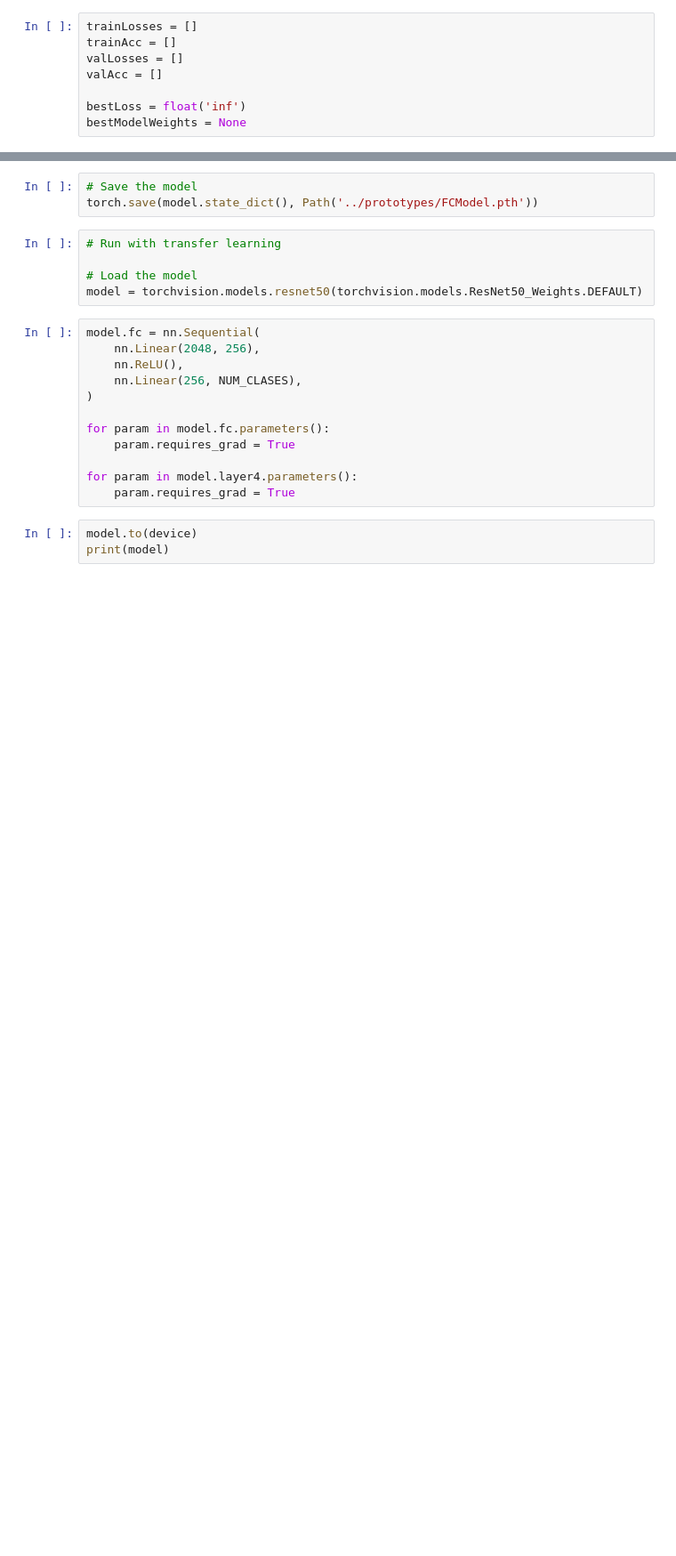
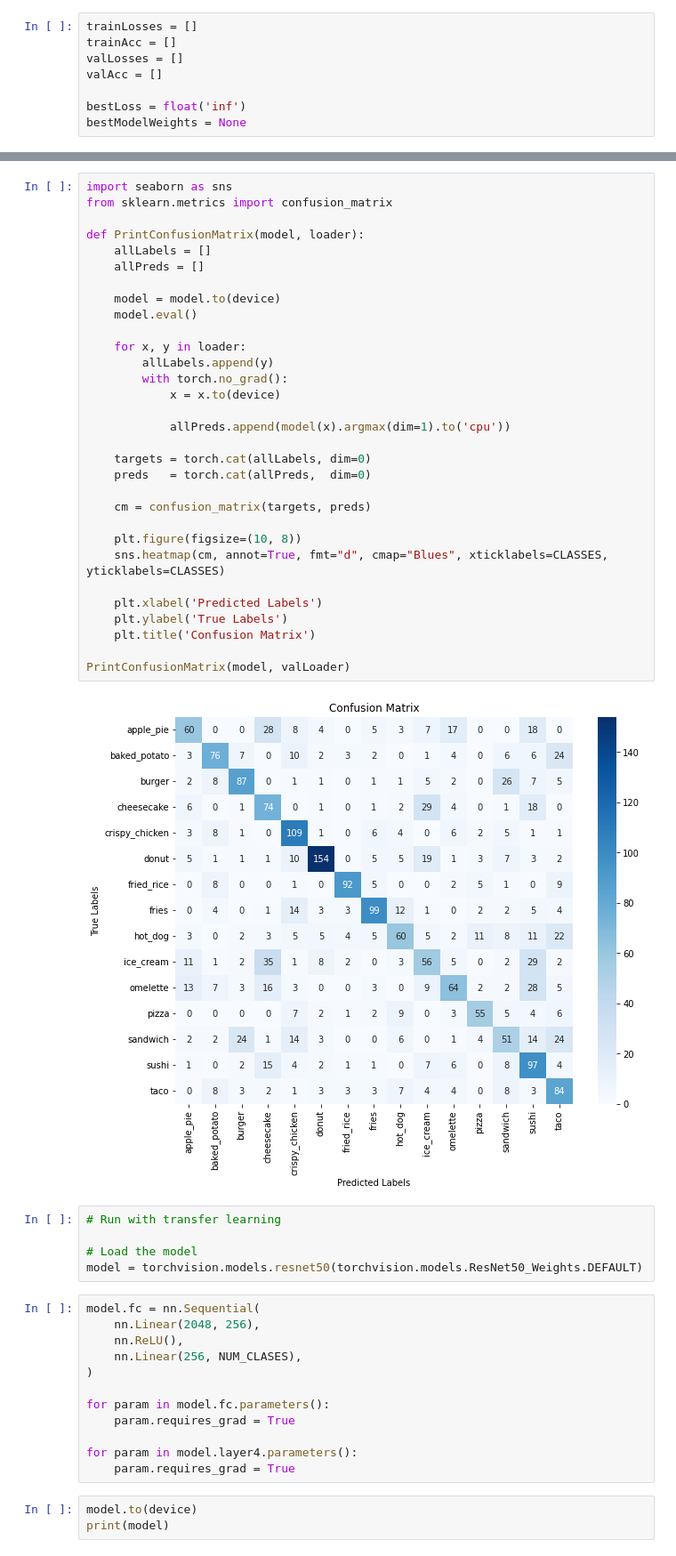
Before and after one commit to JosePeblo/inteligencia-artificial, a Jupyter notebook: deep_learning/FoodClassification.ipynb, the cells around one changed output, grey strips where cells are left out. Shown at 89% size. Saved outputs shown, nothing was run; the diff lists cells and outputs as text; blank space fills up the shorter version.

Commit message:
Re-train first model and metrics plotting

```diff
--- a/deep_learning/FoodClassification.ipynb
+++ b/deep_learning/FoodClassification.ipynb
@@ -375,6 +383,36 @@ plt.show()
-# %%
-# Save the model
-torch.save(model.state_dict(), Path('../prototypes/FCModel.pth'))
+# %%
+import seaborn as sns
+from sklearn.metrics import confusion_matrix
+
+def PrintConfusionMatrix(model, loader):
+    allLabels = []
+    allPreds = []
+
+    model = model.to(device)
+    model.eval()
+
+    for x, y in loader:
+        allLabels.append(y)
+        with torch.no_grad():
+            x = x.to(device)
+
+            allPreds.append(model(x).argmax(dim=1).to('cpu'))
+
+    targets = torch.cat(allLabels, dim=0)
+    preds   = torch.cat(allPreds,  dim=0)
+
+    cm = confusion_matrix(targets, preds)
+
+    plt.figure(figsize=(10, 8))
+    sns.heatmap(cm, annot=True, fmt="d", cmap="Blues", xticklabels=CLASSES, yticklabels=CLASSES)
+
+    plt.xlabel('Predicted Labels')
+    plt.ylabel('True Labels')
+    plt.title('Confusion Matrix')
+
+PrintConfusionMatrix(model, valLoader)
+# %% [output]
+[figure, added]
 # %%
 # Run with transfer learning
 
```
Also changed, not shown: parts of 11 cells of this notebook, 1 other file.
